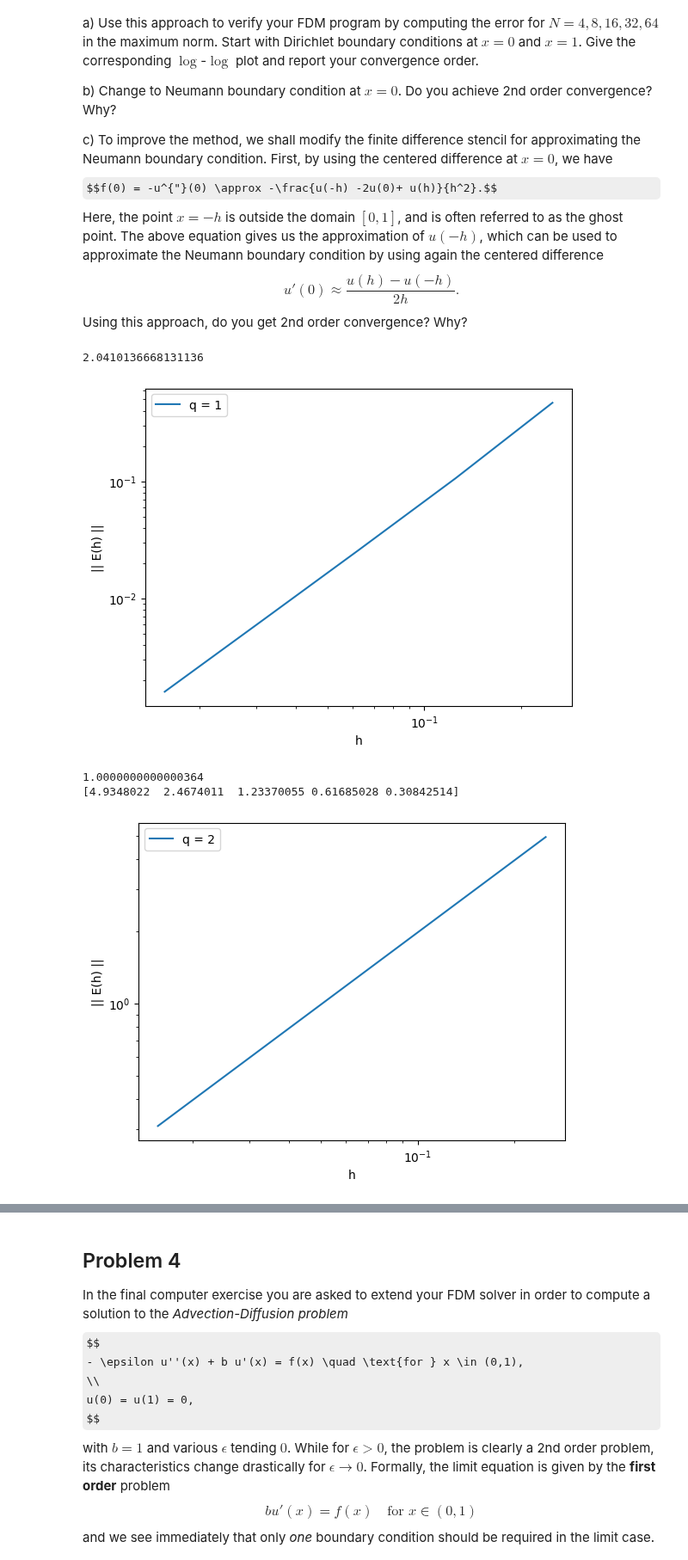
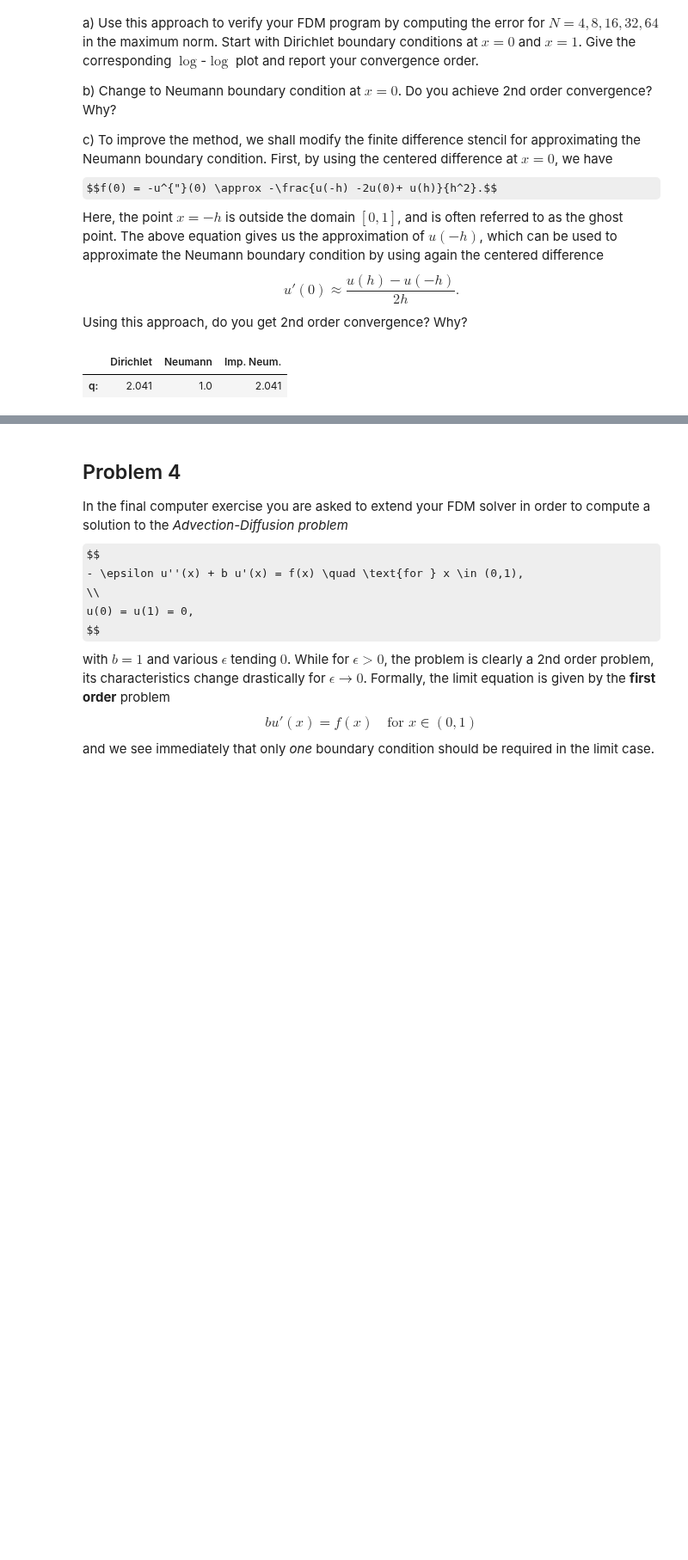
Before and after one commit to todj107/NumPDE, a Jupyter notebook: lab_01_tor.ipynb, the cells around one changed output, grey strips where cells are left out. Shown at 86% size. Cells and saved outputs as stored; diff of their text form; code cells hidden in the pictures; some formulas as TeX source; blank space fills up the shorter version.

```diff
--- a/lab_01_tor.ipynb
+++ b/lab_01_tor.ipynb
@@ -327,16 +339,18 @@ import scipy.linalg as la
 import matplotlib.pyplot as plt
 
 def work_func_FDM(bc):
+    N_list = [4, 8, 16, 32, 64]
+    E_norm = np.zeros(len(N_list))
+    h_i = np.zeros(len(N_list))
+
     j = 0
-    E_norm = np.zeros(5)
-    h_i = np.zeros(5)
-    for N in [4, 8, 16, 32, 64]:
+    for N in N_list:
     	# Initial values
         x = np.linspace(0,1,N+1)
         A = np.zeros((N+1, N+1))
         h = 1/N
 
-        # Analytical function
+        # Analytical function: -uxx
         F = (2*np.pi)**2*np.cos(2*np.pi*x)
 
         # Boundary values
@@ -344,63 +358,55 @@ def work_func_FDM(bc):
         F[N] = 2
         A[N,N] = h**2
         if bc == 'd':
             # Dirichlet
             A[0,0] = h**2
         elif bc == 'n':
             # Neumann
             A[0,0] = -h
             A[0,1] = h
+        elif bc == "in":
+            # Improved Nuemann
+            A[0,0] = -h
+            A[0,1] = h
+            F[0] -= 2*h*np.pi**2
 
         for i in range(1, N):
             A[i, i-1] = -1
             A[i, i+1] = -1
             A[i, i] = 2
 
-        # scaling A
+        # Scaling A
         A = A / (h**2)
 
         U = la.solve(A, F)
-        exactsol = x + np.cos(2*np.pi*x)
+        U_exact = x + np.cos(2*np.pi*x)
 
-        E_norm[j] = np.max(np.abs(U - exactsol))
+        E_norm[j] = np.max(np.abs(U - U_exact))
         h_i[j] = h
-        j=j+1
+        j += 1
 
     return E_norm, h_i
 
 # Dirichlet (a):
 E_d, h_d = work_func_FDM('d')
-q = np.polyfit(np.log(h_d), np.log(E_d), 1)[0]
-print(q)
-plt.figure(1)
-plt.loglog(h_d, E_d)
-#plt.plot(h_d, np.log(E_d)/np.log(h_d))
-# plt.plot(np.log(h_i), np.log(E_norm))
-plt.xlabel("h")
-plt.ylabel("|| E(h) ||")
-plt.legend(["q = 1"])
+q_d = np.polyfit(np.log(h_d), np.log(E_d), 1)[0]
 
-plt.show()
+# Neumann (b):
+E_n, h_n = work_func_FDM('n')
+q_n = np.polyfit(np.log(h_n), np.log(E_n), 1)[0]
 
-# Neumann
-E_n, h_n = work_func_FDM('n')
-q = np.polyfit(np.log(h_n), np.log(E_n), 1)[0]
-print(q)
-plt.figure(2)
-print(E_n)
-plt.loglog(h_n, E_n)
-#plt.plot(h_n, np.log(E_n)/np.log(h_n))
-#plt.plot(h_n, E_n, "-x")
+# Improved Nuemann (c):
+E_i, h_i = work_func_FDM("in")
+q_i = np.polyfit(np.log(h_i), np.log(E_i), 1)[0]
 
-plt.xlabel("h")
-plt.ylabel("|| E(h) ||")
-plt.legend(["q = 2"])
-# plt.axis([0.01, 0.3, 0.01, 0.6])
+# Visualization
+data = {"Dirichlet":q_d, "Neumann":q_n, "Imp. Neum.":q_i}
 
-plt.show()
+df = pd.DataFrame(data, index=["q:"])
+df = df[["Dirichlet", "Neumann", "Imp. Neum."]]
+df = df.round(3)
+
+display(df)
 # %% [output]
-2.0410136668131136
-[figure, removed]
-1.0000000000000364
-[4.9348022  2.4674011  1.23370055 0.61685028 0.30842514]
-[figure, removed]
+|  | Dirichlet | Neumann | Imp. Neum. |
+| q: | 2.041 | 1.0 | 2.041 |
```
Also changed, not shown: parts of 4 cells of this notebook.
